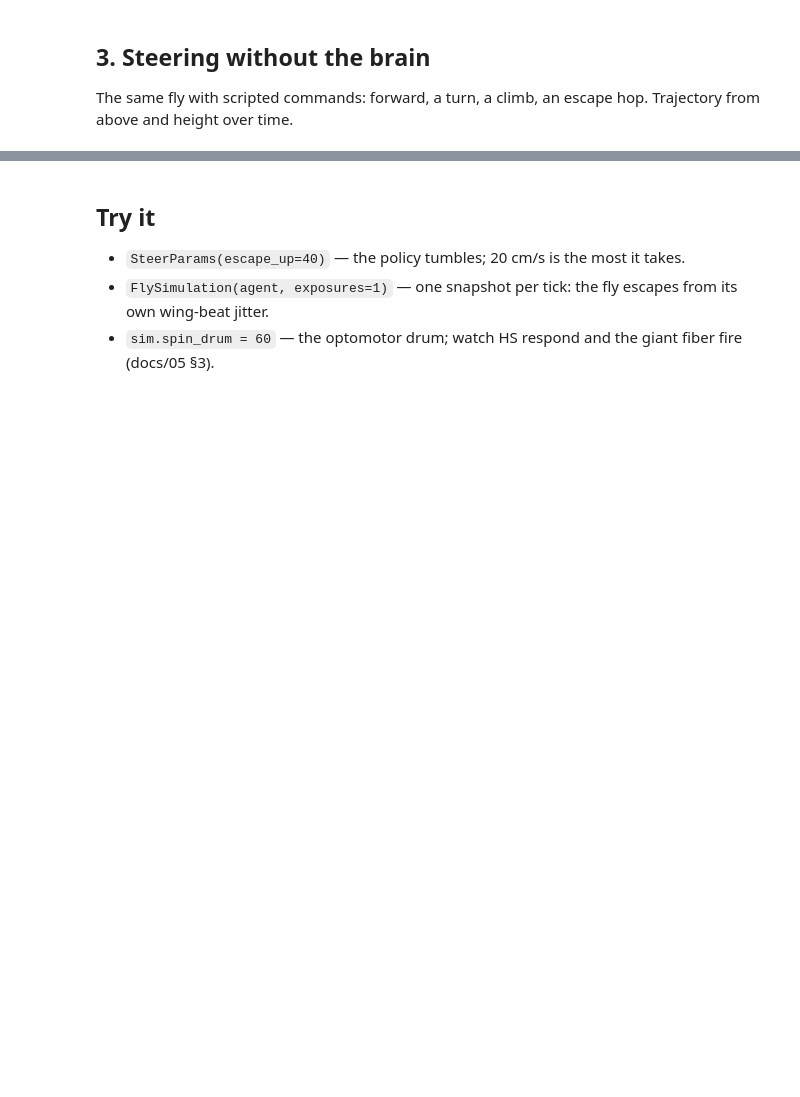
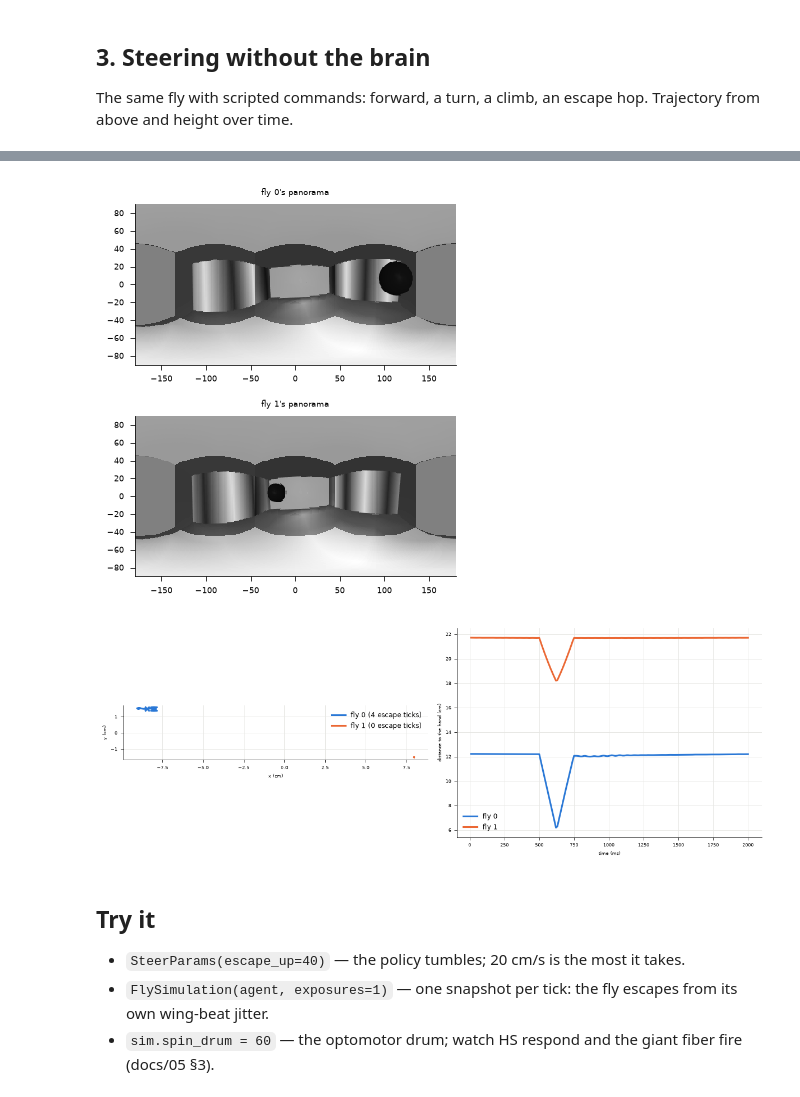
Before and after one commit to thomasmartinoa/Flyhigh, a Jupyter notebook: notebooks/05_flybody.ipynb, the cells around one changed output, grey strips where cells are left out. Drawn from its saved outputs; the diff is of its cells as text; code cells hidden in the pictures; blank space fills up the shorter version.

```diff
--- a/notebooks/05_flybody.ipynb
+++ b/notebooks/05_flybody.ipynb
@@ -97,0 +106,22 @@ plt.tight_layout()
+# %%
+sim.close()
+brains = FlyAgent(c, n_agents=2, params=ReadoutParams(forward_bias=0.0))
+from flyhigh.flybody.arena import DrumParams
+s3 = FlySimulation(brains, n_agents=2, drum=DrumParams(hand_home=(-12.0, -10.0, 8.0)))
+fr = s3.frames()
+fig, axes = plt.subplots(2, 1, figsize=(9, 4))
+for i, ax in enumerate(axes):
+    ax.imshow(fr[i].lum, cmap="gray", vmin=0, vmax=1, extent=[-180, 180, -90, 90]); ax.set_title(f"fly {i}'s panorama"); ax.grid(False)
+plt.tight_layout()
+s3.run(0.5); s3.hand.approach(lambda s=s3: s.pos_of(0))
+log = s3.run(1.5)
+fig, axes = plt.subplots(1, 2, figsize=(11, 4))
+for i in (0, 1):
+    a = log.filter(pl.col("agent") == i); e = a.filter(pl.col("escape"))
+    axes[0].plot(a["x"], a["y"], color=C[i], label=f"fly {i} ({e.height} escape ticks)")
+    axes[0].scatter(e["x"], e["y"], color=C[i], s=30, marker="x")
+    axes[1].plot(a["t_ms"], a["hand_dist"], color=C[i], label=f"fly {i}")
+axes[0].set_aspect("equal"); axes[0].set_xlabel("x (cm)"); axes[0].set_ylabel("y (cm)"); axes[0].legend(fontsize=8)
+axes[1].set_xlabel("time (ms)"); axes[1].set_ylabel("distance to the hand (cm)"); axes[1].legend(fontsize=8)
+plt.tight_layout(); s3.close()
+# %% [output]
@@ -98,3 +139,5 @@ plt.tight_layout()
+[figure, added]
+[figure, added]
 # %% [markdown]
 ## Try it
 - `SteerParams(escape_up=40)` — the policy tumbles; 20 cm/s is the most it takes.
```
Also changed, not shown: parts of 6 cells of this notebook, 3 other files.
